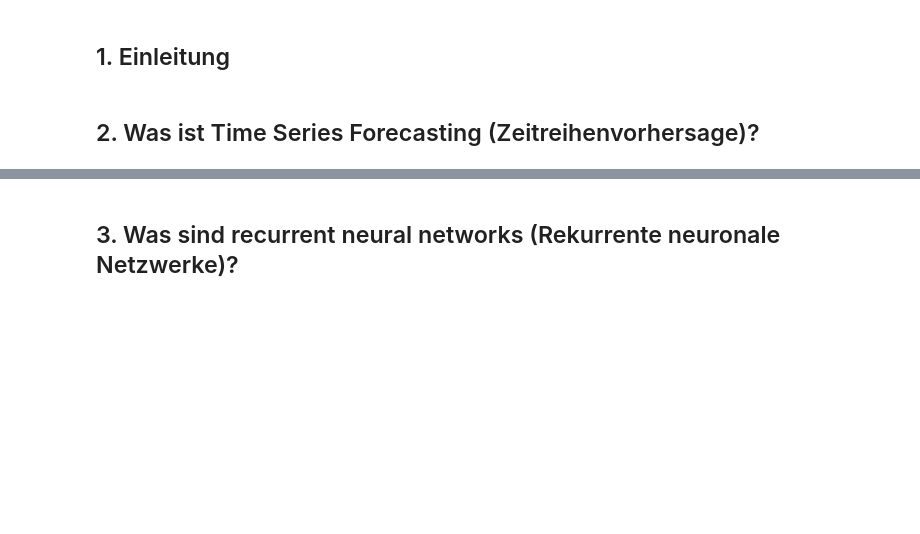
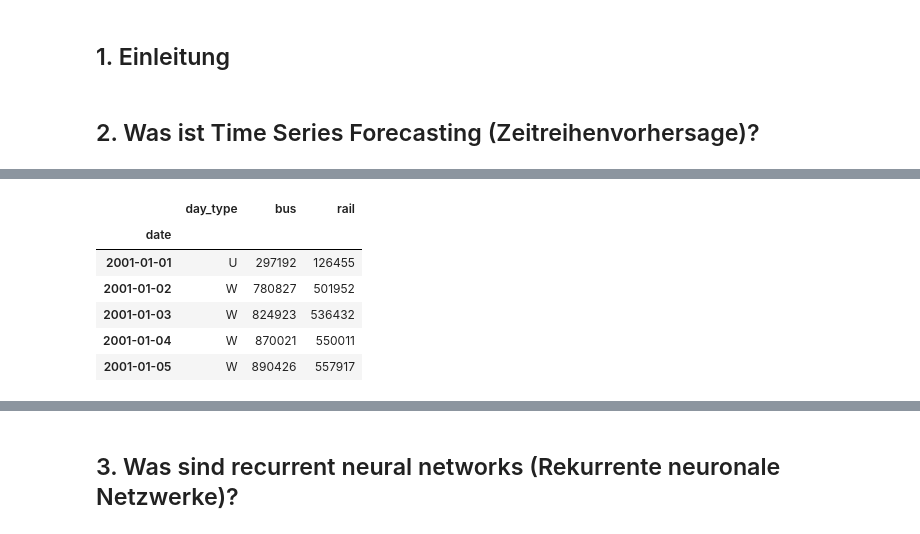
Before and after one commit to TTomczek/DL-Time-Series-Forecasting-With-RNNs, a Jupyter notebook: ausarbeitung.ipynb, the cells around one changed output, grey strips where cells are left out. Cells and saved outputs as stored; diff of their text form; code cells hidden in the pictures; blank space fills up the shorter version.

```diff
--- a/ausarbeitung.ipynb
+++ b/ausarbeitung.ipynb
@@ -37,0 +42,19 @@ Grafisches Beispiel einer Anomalieerkennung:<br>
+# %%
+import pandas as pd
+from pathlib import Path
+
+path = Path("Data/CTA_-_Ridership_-_Daily_Boarding_Totals_20241229.csv")
+df = pd.read_csv(path, parse_dates=["service_date"])
+df.columns = ["date", "day_type", "bus", "rail", "total"]
+df = df.sort_values("date").set_index("date")
+df = df.drop("total", axis=1)
+df = df.drop_duplicates()
+df.head()
+# %% [output]
+|  | day_type | bus | rail |
+| date |  |  |  |
+| 2001-01-01 | U | 297192 | 126455 |
+| 2001-01-02 | W | 780827 | 501952 |
+| 2001-01-03 | W | 824923 | 536432 |
+| 2001-01-04 | W | 870021 | 550011 |
+| 2001-01-05 | W | 890426 | 557917 |
```
Also changed, not shown: parts of 12 cells of this notebook.
